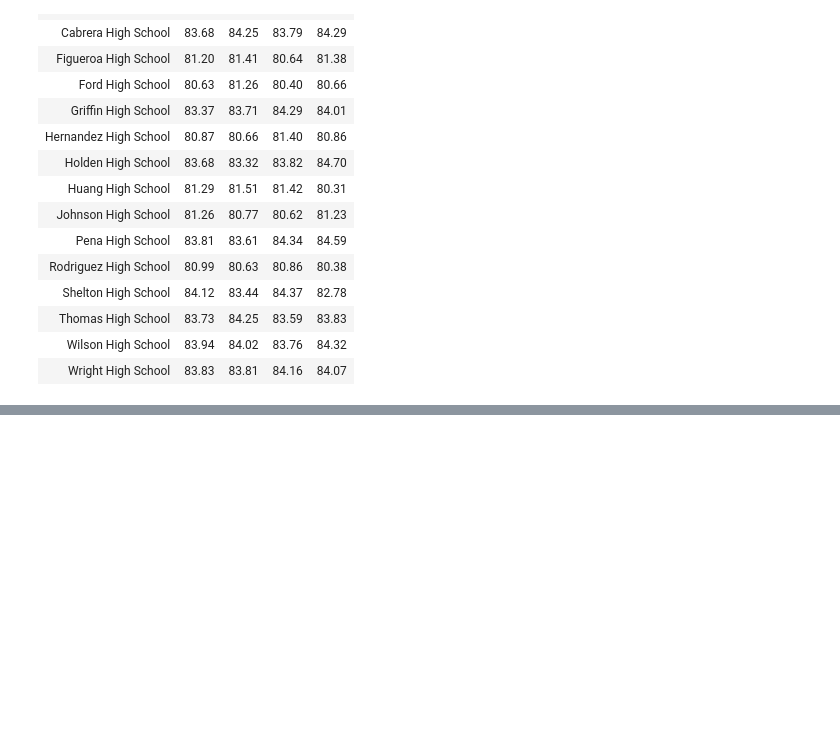
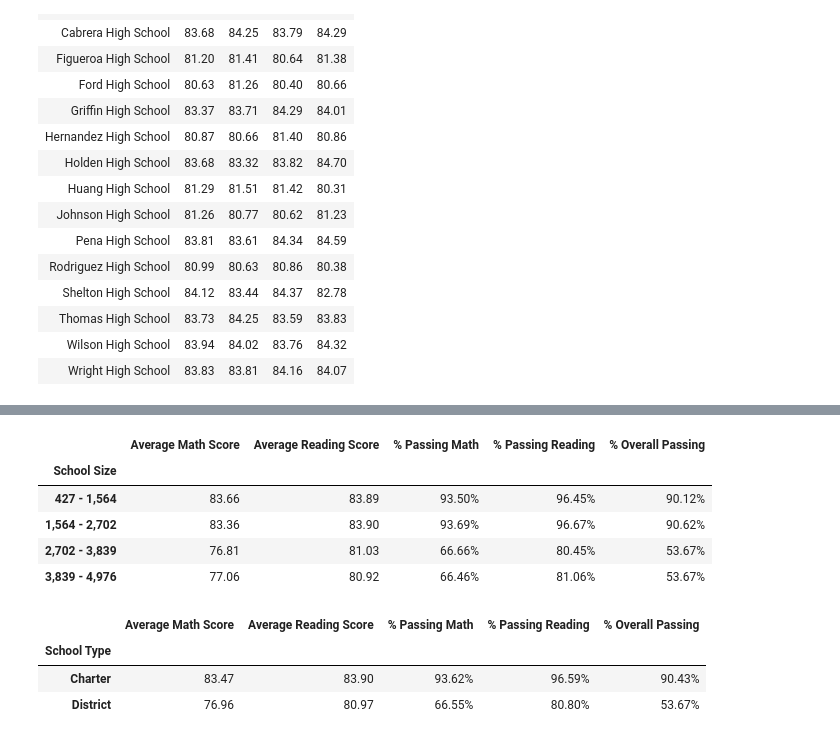
Before and after one commit to seneubauer/pandas-challenge, a Jupyter notebook: PyCitySchools/PyCitySchools.ipynb, the cells around one changed output, grey strips where cells are left out. Saved outputs shown, nothing was run; the diff lists cells and outputs as text; code cells hidden in the pictures; blank space fills up the shorter version.

```diff
--- a/PyCitySchools/PyCitySchools.ipynb
+++ b/PyCitySchools/PyCitySchools.ipynb
@@ -290,0 +291,75 @@ spendingBinned_df.head()
+# %%
+# create the bins for school size
+maxSize = schools_summary_df['Total_Students'].max()
+minSize = schools_summary_df['Total_Students'].min()
+sizeBins = []
+for i in range(5):
+    if (i == 0):
+        sizeBins.append(minSize)
+    elif (i == 4):
+        sizeBins.append(maxSize)
+    else:
+        sizeBins.append(sizeBins[i - 1] + (maxSize - minSize) / 4)
+# %%
+# create the group names for school size
+sizeLabels = []
+for i in range(len(sizeBins) - 1):
+    sizeLabels.append(f'{sizeBins[i]:,.0f} - {sizeBins[i + 1]:,.0f}')
+# %%
+# apply the size binning to the final school summary dataframe
+schools_summary_df['School Size'] = pd.cut(schools_summary_df['Total_Students'], sizeBins, labels=sizeLabels, include_lowest=True)
+sizeBinned_df = schools_summary_df.groupby('School Size').mean()[['Average_Math_Score', 'Average_Reading_Score', 'Passing_Math', 'Passing_Reading', 'Passing_Both']]
+
+# reformat the columns
+sizeBinned_df['Average_Math_Score'] = sizeBinned_df['Average_Math_Score'].map('{:,.2f}'.format)
+sizeBinned_df['Average_Reading_Score'] = sizeBinned_df['Average_Reading_Score'].map('{:,.2f}'.format)
+sizeBinned_df['Passing_Math'] = sizeBinned_df['Passing_Math'].map('{:,.2f}%'.format)
+sizeBinned_df['Passing_Reading'] = sizeBinned_df['Passing_Reading'].map('{:,.2f}%'.format)
+sizeBinned_df['Passing_Both'] = sizeBinned_df['Passing_Both'].map('{:,.2f}%'.format)
+
+# rename the columns
+sizeBinned_df = sizeBinned_df.rename(columns={
+                            'Average_Math_Score': 'Average Math Score',
+                            'Average_Reading_Score': 'Average Reading Score',
+                            'Passing_Math': '% Passing Math',
+                            'Passing_Reading': '% Passing Reading',
+                            'Passing_Both': '% Overall Passing'})
+
+# display the binned spending dataframe
+sizeBinned_df.head()
+# %% [output]
+|  | Average Math Score | Average Reading Score | % Passing Math | % Passing Reading | % Overall Passing |
+| School Size |  |  |  |  |  |
+| 427 - 1,564 | 83.66 | 83.89 | 93.50% | 96.45% | 90.12% |
+| 1,564 - 2,702 | 83.36 | 83.90 | 93.69% | 96.67% | 90.62% |
+| 2,702 - 3,839 | 76.81 | 81.03 | 66.66% | 80.45% | 53.67% |
+| 3,839 - 4,976 | 77.06 | 80.92 | 66.46% | 81.06% | 53.67% |
+# %%
+# rename the label column
+schools_summary_renamed_df = schools_summary_df.rename(columns={'School_Type': 'School Type'})
+
+# apply the type binning to the final school summary dataframe
+typeBinned_df = schools_summary_renamed_df.groupby('School Type').mean()[['Average_Math_Score', 'Average_Reading_Score', 'Passing_Math', 'Passing_Reading', 'Passing_Both']]
+
+# reformat the columns
+typeBinned_df['Average_Math_Score'] = typeBinned_df['Average_Math_Score'].map('{:,.2f}'.format)
+typeBinned_df['Average_Reading_Score'] = typeBinned_df['Average_Reading_Score'].map('{:,.2f}'.format)
+typeBinned_df['Passing_Math'] = typeBinned_df['Passing_Math'].map('{:,.2f}%'.format)
+typeBinned_df['Passing_Reading'] = typeBinned_df['Passing_Reading'].map('{:,.2f}%'.format)
+typeBinned_df['Passing_Both'] = typeBinned_df['Passing_Both'].map('{:,.2f}%'.format)
+
+# rename the columns
+typeBinned_df = typeBinned_df.rename(columns={
+                            'Average_Math_Score': 'Average Math Score',
+                            'Average_Reading_Score': 'Average Reading Score',
+                            'Passing_Math': '% Passing Math',
+                            'Passing_Reading': '% Passing Reading',
+                            'Passing_Both': '% Overall Passing'})
+
+# display the binned spending dataframe
+typeBinned_df.head()
+# %% [output]
+|  | Average Math Score | Average Reading Score | % Passing Math | % Passing Reading | % Overall Passing |
+| School Type |  |  |  |  |  |
+| Charter | 83.47 | 83.90 | 93.62% | 96.59% | 90.43% |
+| District | 76.96 | 80.97 | 66.55% | 80.80% | 53.67% |
```
Also changed, not shown: parts of 2 cells of this notebook.
